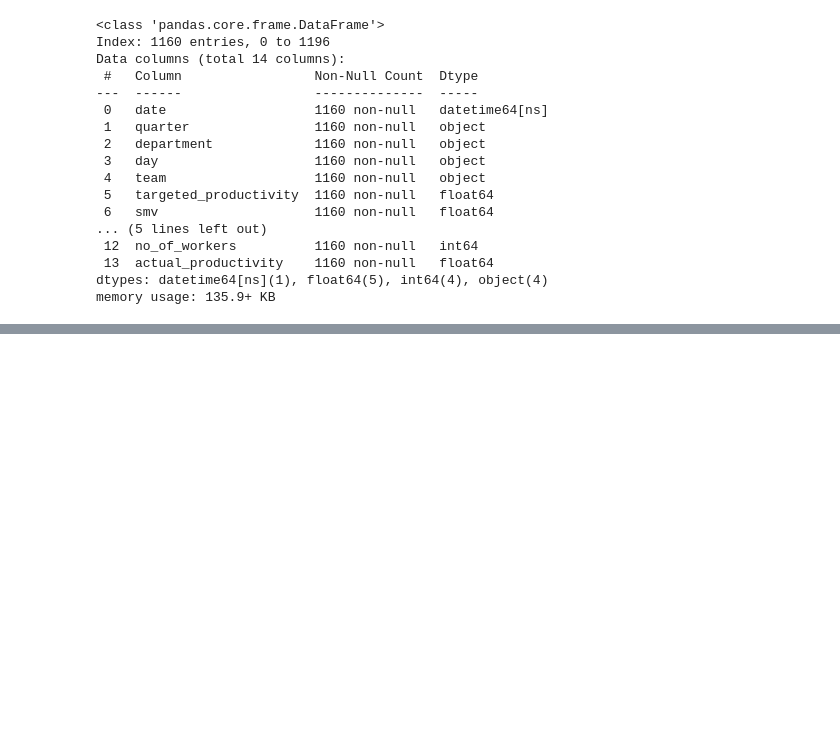
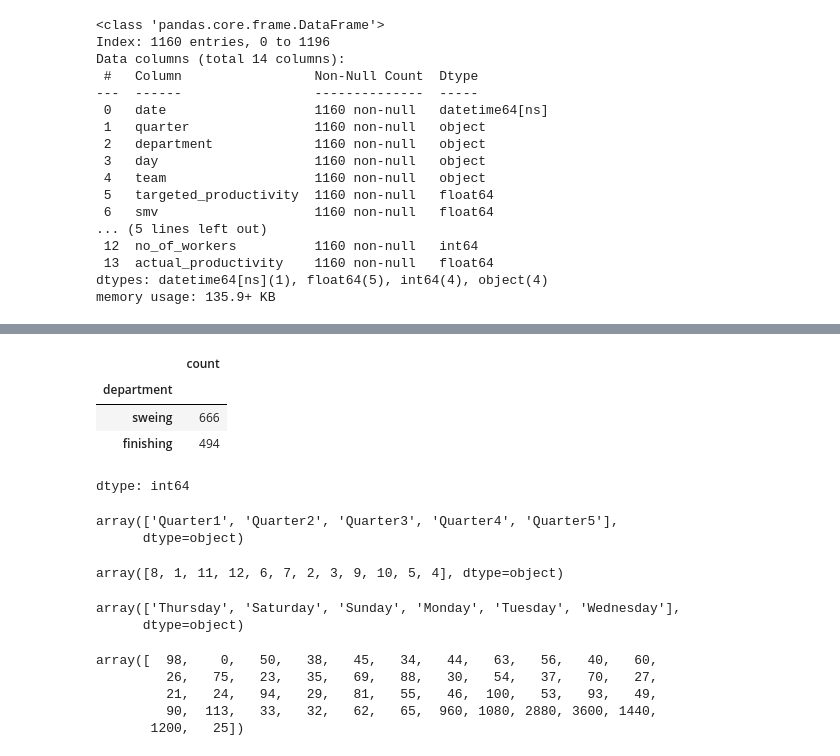
Before and after one commit to jerussi123/Proyecto_tec_andes, a Jupyter notebook: Soporte_1_Fuentes_de_Limpieza.ipynb, the cells around one changed output, grey strips where cells are left out. Drawn from its saved outputs; the diff is of its cells as text; code cells hidden in the pictures; blank space fills up the shorter version.

```diff
--- a/Soporte_1_Fuentes_de_Limpieza.ipynb
+++ b/Soporte_1_Fuentes_de_Limpieza.ipynb
@@ -224,2 +237,33 @@ memory usage: 135.9+ KB
+# %%
+df['department'] = df['department'].replace('finishing ','finishing')
+df['department'].value_counts()
+# %% [output]
+|  | count |
+| department |  |
+| sweing | 666 |
+| finishing | 494 |
+dtype: int64
+# %%
+df['quarter'].unique()
+# %% [output]
+array(['Quarter1', 'Quarter2', 'Quarter3', 'Quarter4', 'Quarter5'],
+      dtype=object)
+# %%
+df['team'].unique()
+# %% [output]
+array([8, 1, 11, 12, 6, 7, 2, 3, 9, 10, 5, 4], dtype=object)
+# %%
+df['day'].unique()
+# %% [output]
+array(['Thursday', 'Saturday', 'Sunday', 'Monday', 'Tuesday', 'Wednesday'],
+      dtype=object)
+# %%
+df['incentive'].unique()
+# %% [output]
+array([  98,    0,   50,   38,   45,   34,   44,   63,   56,   40,   60,
+         26,   75,   23,   35,   69,   88,   30,   54,   37,   70,   27,
+         21,   24,   94,   29,   81,   55,   46,  100,   53,   93,   49,
+         90,  113,   33,   32,   62,   65,  960, 1080, 2880, 3600, 1440,
+       1200,   25])
 # %%
 df.to_excel("productividad_limpia2.xlsx", index=False)
```
Also changed, not shown: parts of 2 cells of this notebook.
